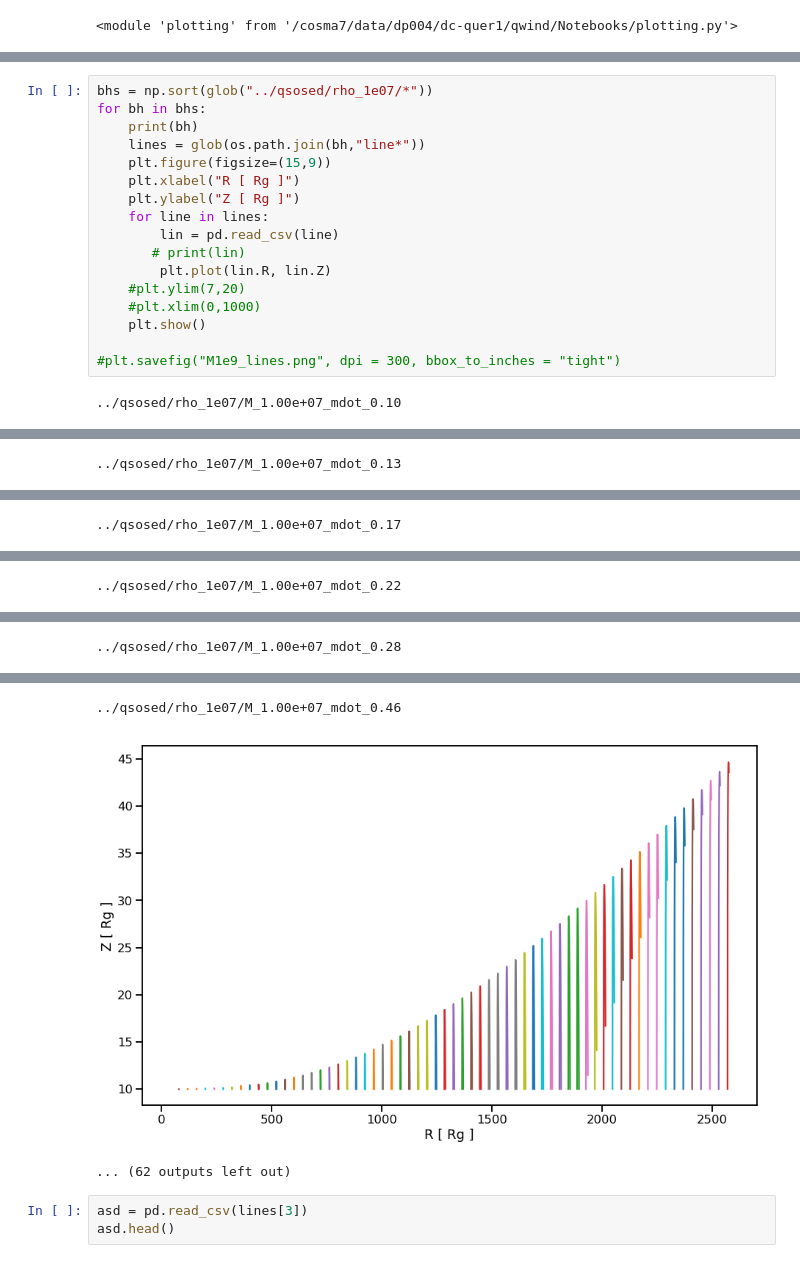
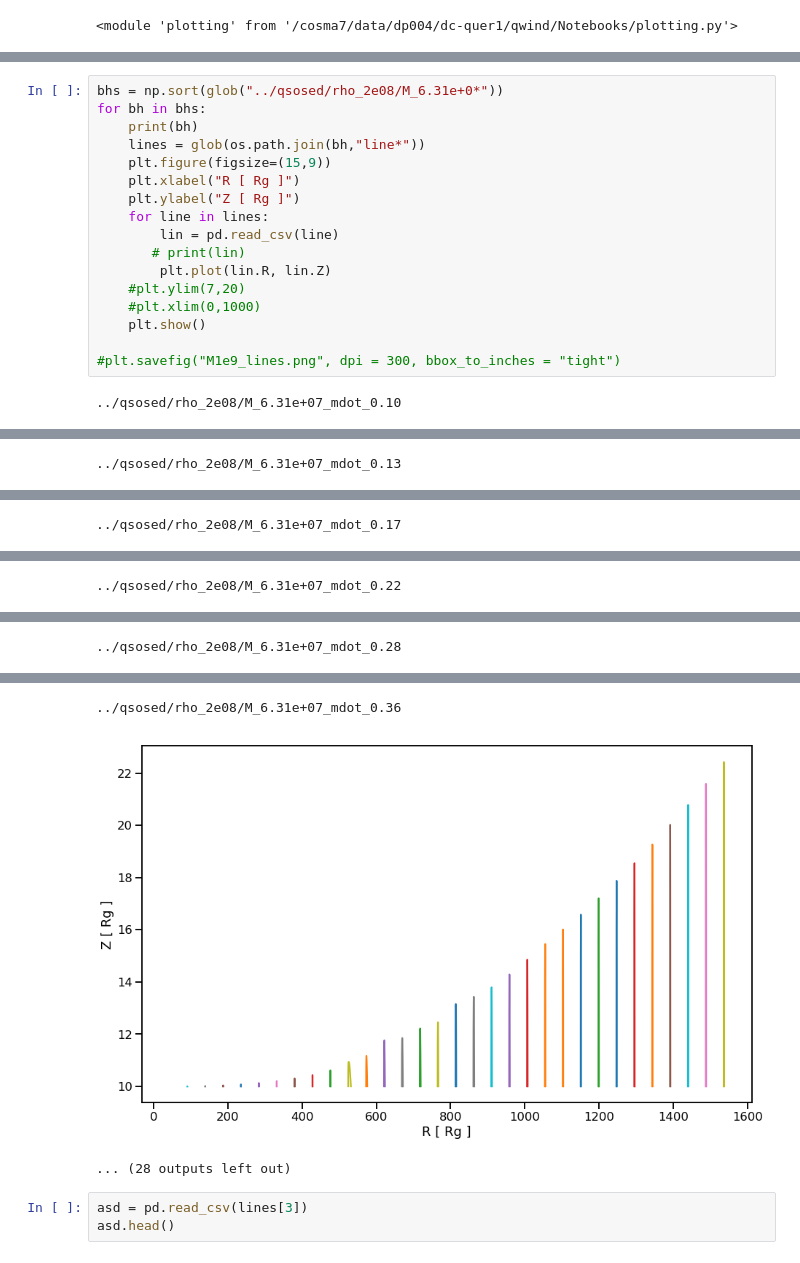
Before and after one commit to arnauqb/qwind, a Jupyter notebook: Notebooks/0_read_grid_data.ipynb, the cells around one changed output, grey strips where cells are left out. Saved outputs shown, nothing was run; the diff lists cells and outputs as text.

```diff
--- a/Notebooks/0_read_grid_data.ipynb
+++ b/Notebooks/0_read_grid_data.ipynb
@@ -28,5 +28,5 @@ fig, ax = plotting.plot_cross_grid(GRID_FOLDER, title = "Full SED")
 # %%
-bhs = np.sort(glob("../qsosed/rho_1e07/*"))
+bhs = np.sort(glob("../qsosed/rho_2e08/M_6.31e+0*"))
 for bh in bhs:
     print(bh)
     lines = glob(os.path.join(bh,"line*"))
@@ -43,4 +43,4 @@ for bh in bhs:
 
 #plt.savefig("M1e9_lines.png", dpi = 300, bbox_to_inches = "tight")
 # %% [output]
-../qsosed/rho_1e07/M_1.00e+07_mdot_0.10
+../qsosed/rho_2e08/M_6.31e+07_mdot_0.10
@@ -48 +48 @@ for bh in bhs:
-../qsosed/rho_1e07/M_1.00e+07_mdot_0.13
+../qsosed/rho_2e08/M_6.31e+07_mdot_0.13
@@ -50 +50 @@ for bh in bhs:
-../qsosed/rho_1e07/M_1.00e+07_mdot_0.17
+../qsosed/rho_2e08/M_6.31e+07_mdot_0.17
@@ -52 +52 @@ for bh in bhs:
-../qsosed/rho_1e07/M_1.00e+07_mdot_0.22
+../qsosed/rho_2e08/M_6.31e+07_mdot_0.22
@@ -54 +54 @@ for bh in bhs:
-../qsosed/rho_1e07/M_1.00e+07_mdot_0.28
+../qsosed/rho_2e08/M_6.31e+07_mdot_0.28
@@ -56,6 +56,6 @@ for bh in bhs:
-../qsosed/rho_1e07/M_1.00e+07_mdot_0.46
+../qsosed/rho_2e08/M_6.31e+07_mdot_0.36
-[figure, old version]
+[figure, new version]
-... (62 outputs left out)
+... (28 outputs left out)
 # %%
 asd = pd.read_csv(lines[3])
 asd.head()
```
Also changed, not shown: parts of 2 cells of this notebook, 3 other files.
